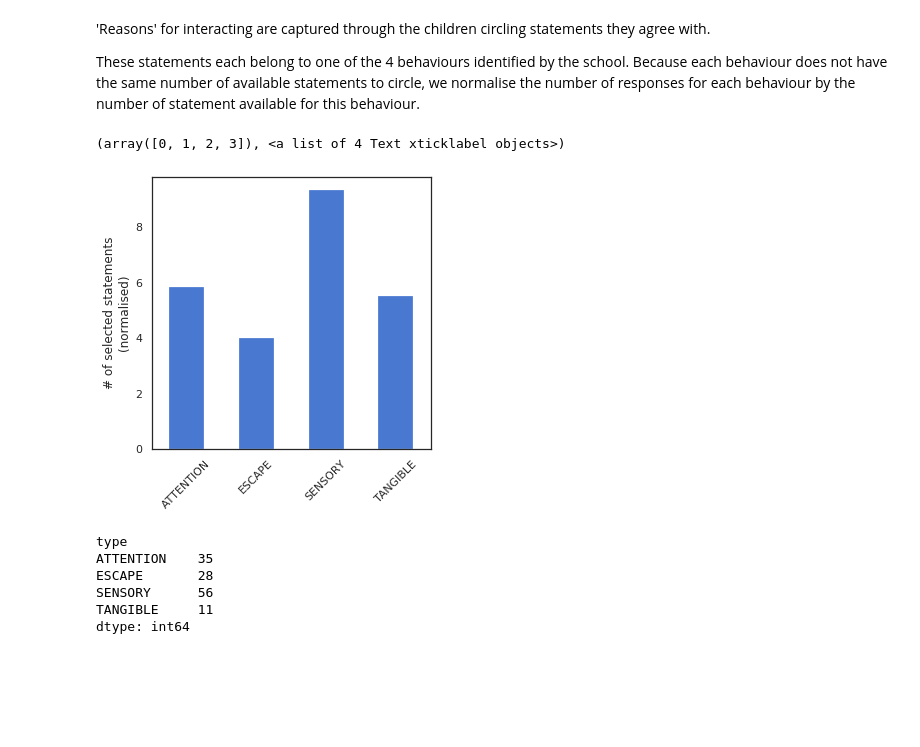
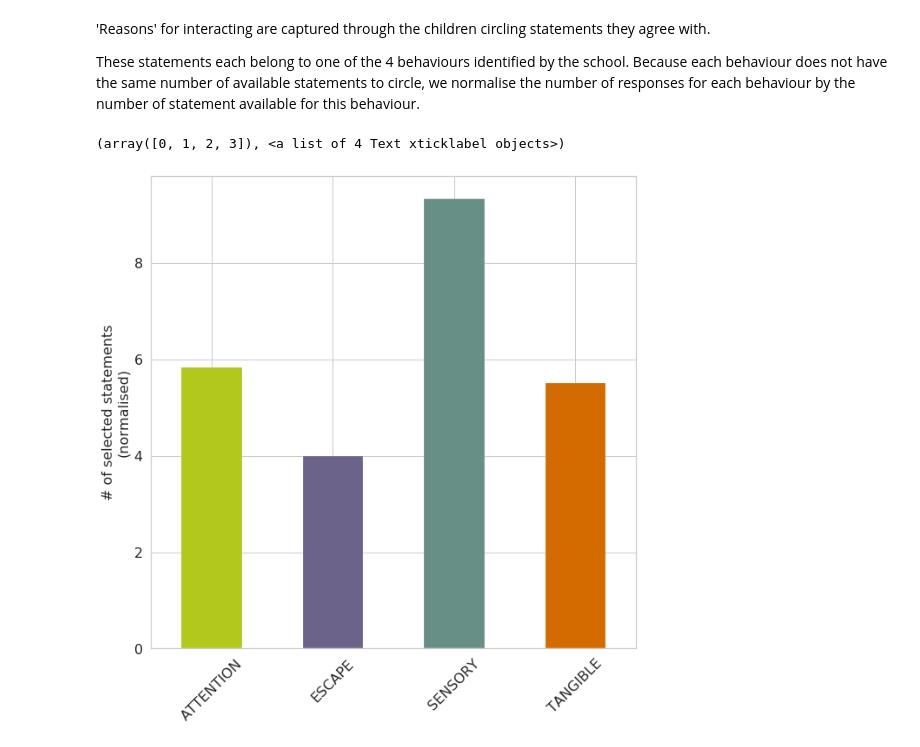
Before and after one commit to severin-lemaignan/robots4sen-data-analysis, a Jupyter notebook: children-questionnaires.ipynb, the cells around one changed output. Drawn from its saved outputs; the diff is of its cells as text; code cells hidden in the pictures; blank space fills up the shorter version.

```diff
--- a/children-questionnaires.ipynb
+++ b/children-questionnaires.ipynb
@@ -101,23 +107,18 @@ These statements each belong to one of the 4 behaviours identified by the school
 # %%
 normalised_reasons = df_reasons.groupby("type").count().T.sum()/df_reasons["type"].value_counts()
 
+colors = ["#b3c81cff","#6b638aff","#688f86ff","#d36b00ff"]
+fig, ax = plt.subplots(1,1, figsize=(10,10))
 
-fig, ax = plt.subplots(1,1, figsize=(5,5))
+plt.ylabel('ylabel',fontsize=16)
+plt.yticks(fontsize=16)
+plt.xticks(fontsize=16)
 
 with plt.style.context(PLT_STYLE):
-    normalised_reasons.plot.bar()
+    normalised_reasons.plot(kind="bar",color=colors)
 
 ax.set_ylabel("# of selected statements\n(normalised)")
 plt.xticks(rotation=45)
 # %% [output]
 (array([0, 1, 2, 3]), <a list of 4 Text xticklabel objects>)
-[figure, old version]
+[figure, new version]
-# %%
-df_reasons.groupby("type").count().T.sum()
-# %% [output]
-type
-ATTENTION    35
-ESCAPE       28
-SENSORY      56
-TANGIBLE     11
-dtype: int64
```
Also changed, not shown: parts of 6 cells of this notebook, 1 other file.
